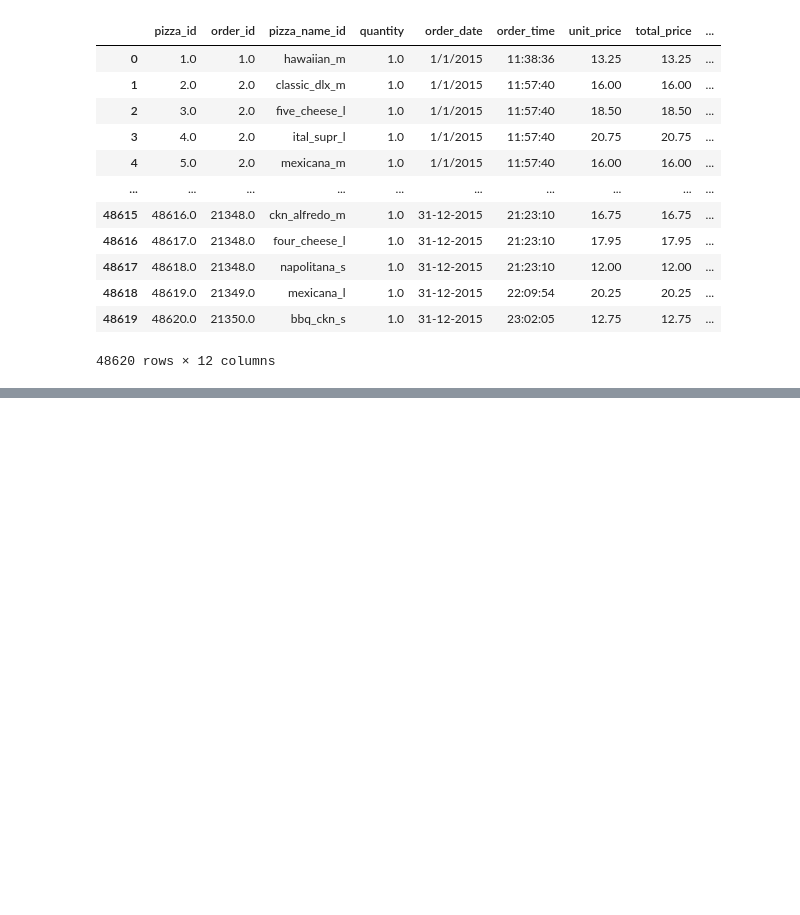
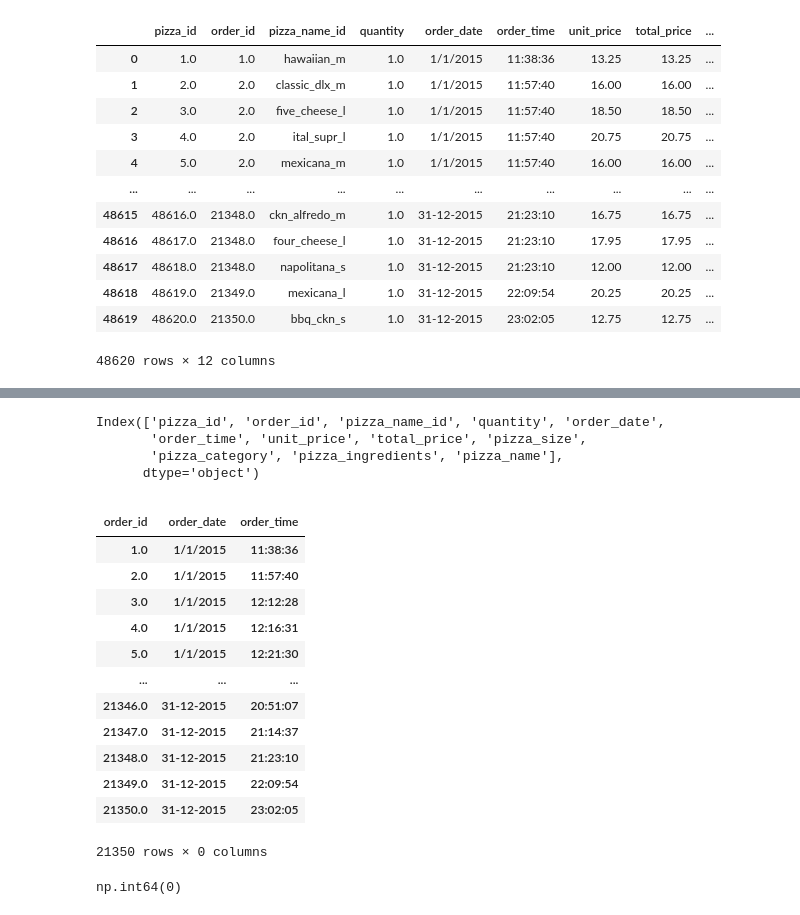
Before and after one commit to estebanba/mini-project-sql-pizza, a Jupyter notebook: notebooks/pizza_sales.ipynb, the cells around one changed output, grey strips where cells are left out. Drawn from its saved outputs; the diff is of its cells as text; code cells hidden in the pictures; blank space fills up the shorter version.

```diff
--- a/notebooks/pizza_sales.ipynb
+++ b/notebooks/pizza_sales.ipynb
@@ -20,0 +139,30 @@ df
+# %%
+print(df.columns)
+df_orders = pd.DataFrame(df[["order_id", "order_date" ,"order_time"]].groupby("order_id").value_counts())
+df_orders.drop(columns=["count"], inplace=True)
+df_orders.to_csv('orders.csv')
+df_orders
+# %% [output]
+Index(['pizza_id', 'order_id', 'pizza_name_id', 'quantity', 'order_date',
+       'order_time', 'unit_price', 'total_price', 'pizza_size',
+       'pizza_category', 'pizza_ingredients', 'pizza_name'],
+      dtype='object')
+|  |  |  |
+| order_id | order_date | order_time |
+| 1.0 | 1/1/2015 | 11:38:36 |
+| 2.0 | 1/1/2015 | 11:57:40 |
+| 3.0 | 1/1/2015 | 12:12:28 |
+| 4.0 | 1/1/2015 | 12:16:31 |
+| 5.0 | 1/1/2015 | 12:21:30 |
+| ... | ... | ... |
+| 21346.0 | 31-12-2015 | 20:51:07 |
+| 21347.0 | 31-12-2015 | 21:14:37 |
+| 21348.0 | 31-12-2015 | 21:23:10 |
+| 21349.0 | 31-12-2015 | 22:09:54 |
+| 21350.0 | 31-12-2015 | 23:02:05 |
+21350 rows × 0 columns
+# %%
+duplicates = df_orders.duplicated().count()
+duplicates
+# %% [output]
+np.int64(0)
```
Also changed, not shown: parts of 8 cells of this notebook, 4 other files.
